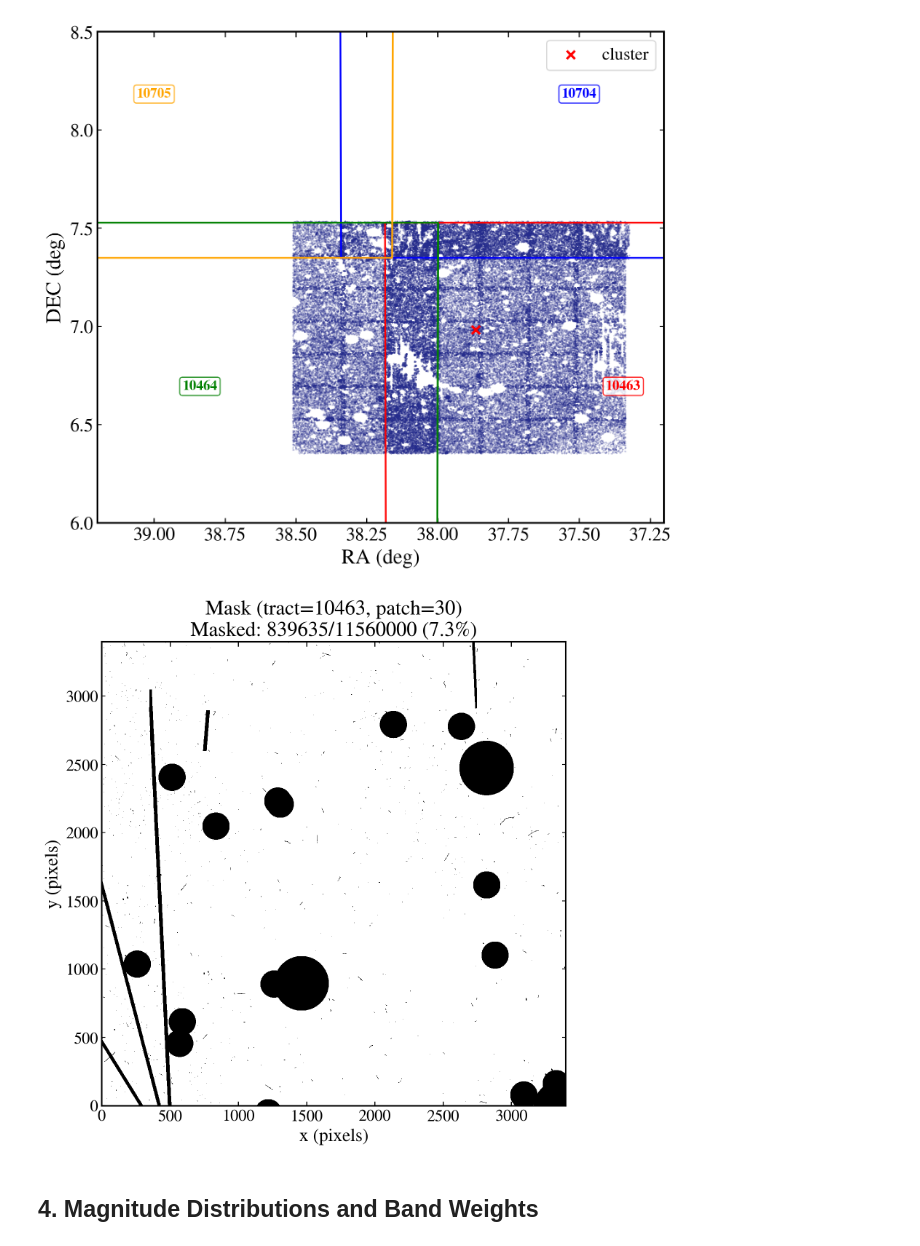
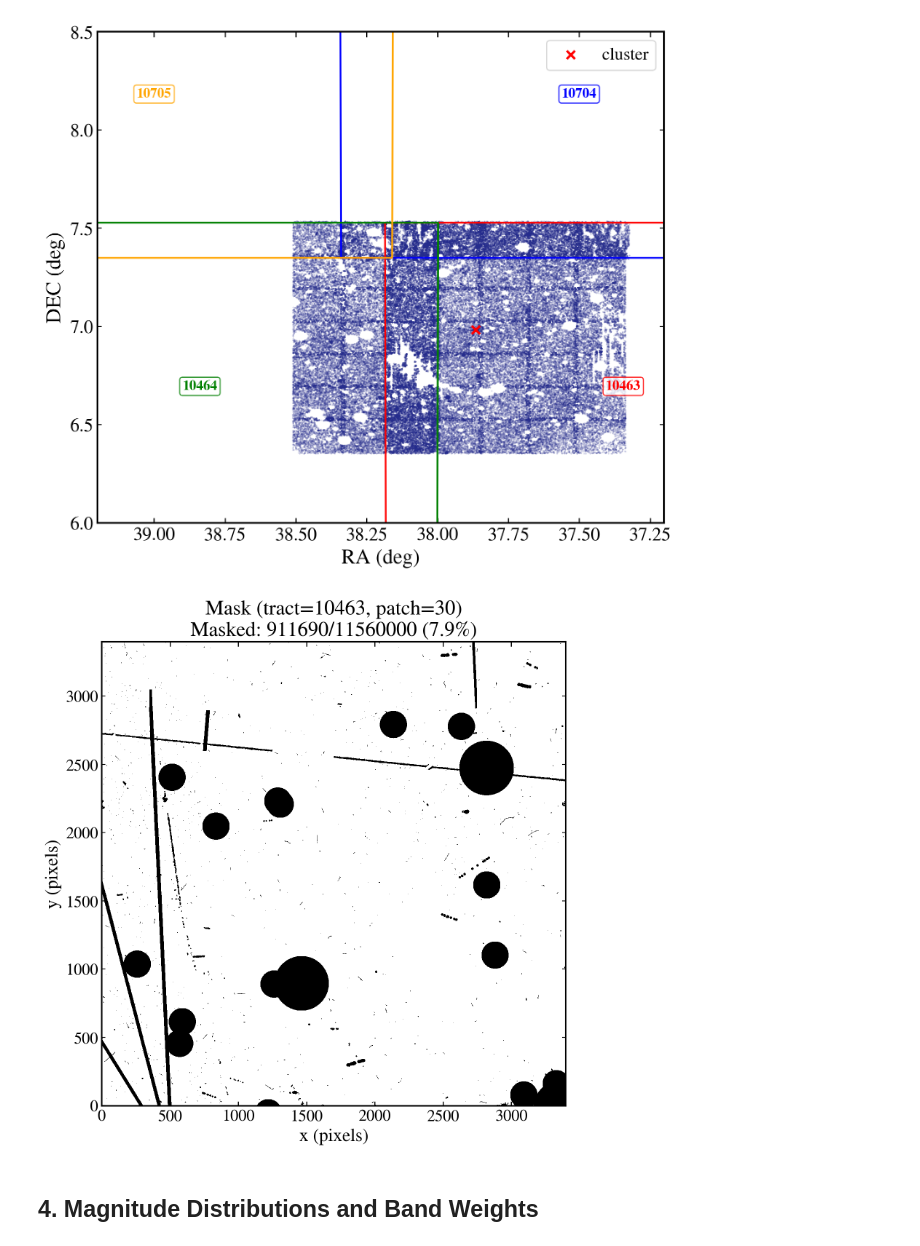
Before and after one commit to LSSTDESC/AnaCal_DESCNote, a Jupyter notebook: notebooks/cell_comcam/a360/abell360_cluster_cell.ipynb, the cells around one changed output. Cells and saved outputs as stored; diff of their text form; code cells hidden in the pictures.

```diff
--- a/notebooks/cell_comcam/a360/abell360_cluster_cell.ipynb
+++ b/notebooks/cell_comcam/a360/abell360_cluster_cell.ipynb
@@ -174,25 +174,25 @@ plt.show()
 # %%
 # Mask visualization (one patch)
 test_tid = list(tp_dict.keys())[0]
 test_pid = tp_dict[test_tid][0]
 mask_refs = list(obs_butler.registry.queryDatasets(
     "deep_coadd_cell_systematics_mask",
     where=f"skymap='lsst_cells_v1' AND tract={test_tid} AND patch={test_pid}",
-    collections=[ingest_collection],
+    collections=[anacal_collection],
 ))
 if mask_refs:
     mask_arr = obs_butler.get(mask_refs[0]).getArray()
     fig, ax = plt.subplots(figsize=(8, 8))
     ax.imshow(mask_arr, origin="lower", cmap="gray_r", interpolation="nearest")
     ax.set_title(f"Mask (tract={test_tid}, patch={test_pid})\n"
                  f"Masked: {np.sum(mask_arr != 0)}/{mask_arr.size} "
                  f"({100*np.sum(mask_arr != 0)/mask_arr.size:.1f}%)")
     ax.set_xlabel("x (pixels)"); ax.set_ylabel("y (pixels)")
     plt.tight_layout(); plt.show()
 else:
     print(f"No mask for tract={test_tid}, patch={test_pid}")
 # %% [output]
-[figure, old version]
+[figure, new version]
 # %% [markdown]
 ## 4. Magnitude Distributions and Band Weights
 # %%
```
Also changed, not shown: parts of 8 cells of this notebook, 8 other files.
